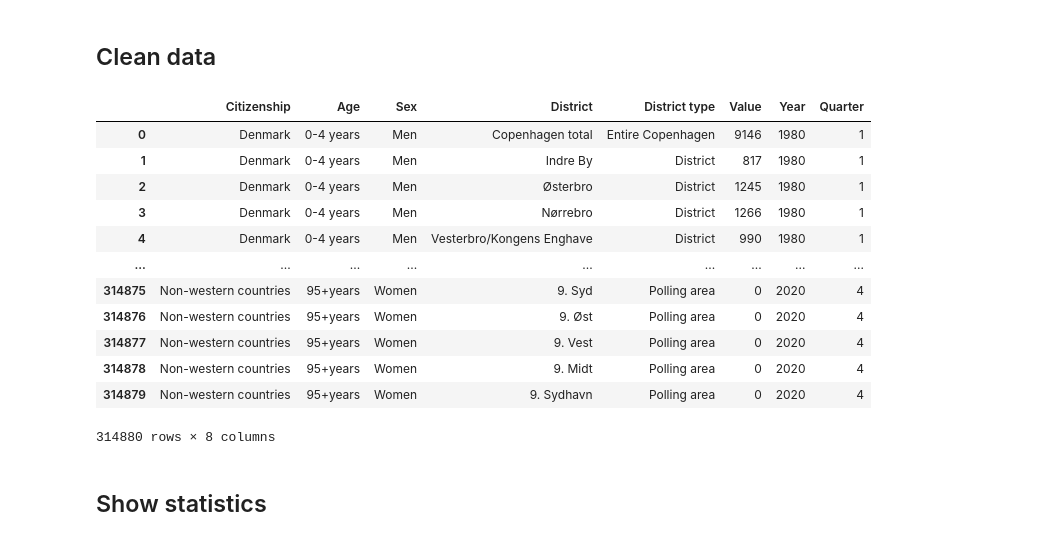
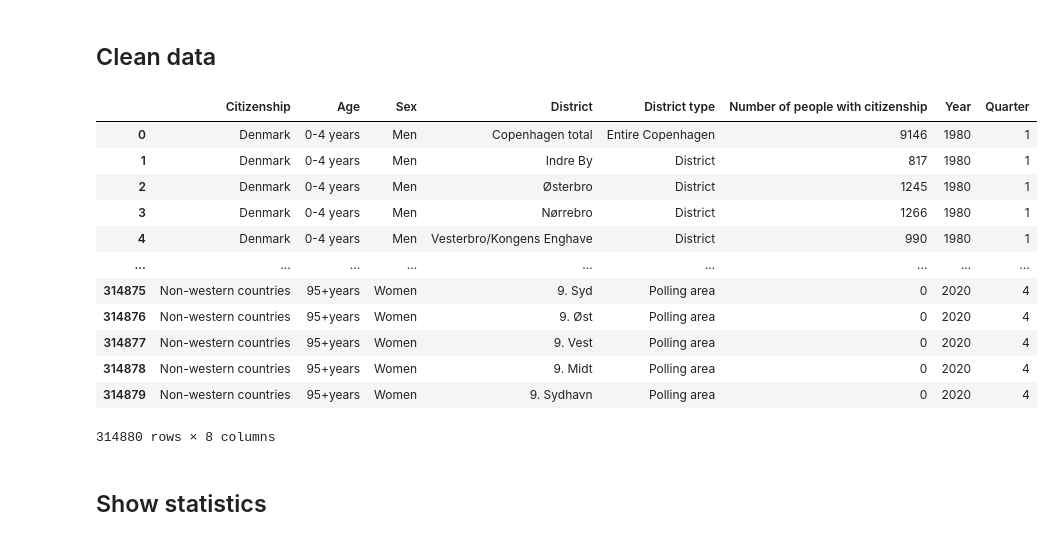
Before and after one commit to wojciechdk/social_data_analysis_and_visualization_final_project, a Jupyter notebook: preeliminary_analysis.ipynb, the cells around one changed output. Cells and saved outputs as stored; diff of their text form; code cells hidden in the pictures.

Commit message:
Added dwellings and meaningful "value" names

```diff
--- a/preeliminary_analysis.ipynb
+++ b/preeliminary_analysis.ipynb
@@ -336,7 +336,8 @@ def clean_districts(df: pd.DataFrame):
 # A function that cleans all the information about the time in the
 # dataframes for Copenhagen.
 def clean_years(df: pd.DataFrame,
-                non_year_columns=None):
+                non_year_columns=None,
+                value_name='Value'):
 
     if non_year_columns is not None:
         # If "non_year_columns" is an integer, regard the first n
@@ -351,7 +352,7 @@ def clean_years(df: pd.DataFrame,
     df = df.melt(
         id_vars=non_year_columns,
         var_name="Time",
-        value_name="Value"
+        value_name=value_name
     )
 
     # If the time is represented by a year and a quarter,
@@ -372,7 +373,7 @@ def clean_years(df: pd.DataFrame,
             .astype(int)
         )
 
-    # Otherwise, transfor the year into an integer
+    # Otherwise, transform the year into an integer
     else:
         df['Year'] = df.pop('Time').astype(int)
 
@@ -381,12 +382,12 @@ def clean_years(df: pd.DataFrame,
 
 # A function that perfoms standard cleaning of a dataframe
 # from kk.statistikbank.dk
-def clean_cph_dataframe(df):
+def clean_cph_dataframe(df, value_name='Value'):
     # Clean district information.
     df = clean_districts(df)
 
     # Clean time information.
-    df = clean_years(df)
+    df = clean_years(df, value_name=value_name)
 
     # Capitalize column names.
     df.columns = [column.capitalize() for column in df.columns]
@@ -1116,15 +1117,16 @@ display(df_citizenship_raw)
 ## Clean data
 # %%
 # Add district type and clean the district and time data.
-df_citizenship = clean_cph_dataframe(df_citizenship_raw)
+df_citizenship = clean_cph_dataframe(df_citizenship_raw,
+                                     value_name='Number of people with citizenship')
 
 # Set the name of the dataframe.
 df_citizenship.name = 'Citizenship'
 
 # Show the dataframe.
 display(df_citizenship)
 # %% [output]
-|  | Citizenship | Age | Sex | District | District type | Value | Year | Quarter |
+|  | Citizenship | Age | Sex | District | District type | Number of people with citizenship | Year | Quarter |
 | 0 | Denmark | 0-4 years | Men | Copenhagen total | Entire Copenhagen | 9146 | 1980 | 1 |
 | 1 | Denmark | 0-4 years | Men | Indre By | District | 817 | 1980 | 1 |
 | 2 | Denmark | 0-4 years | Men | Østerbro | District | 1245 | 1980 | 1 |
```
Also changed, not shown: parts of 26 cells of this notebook, 3 other files.
